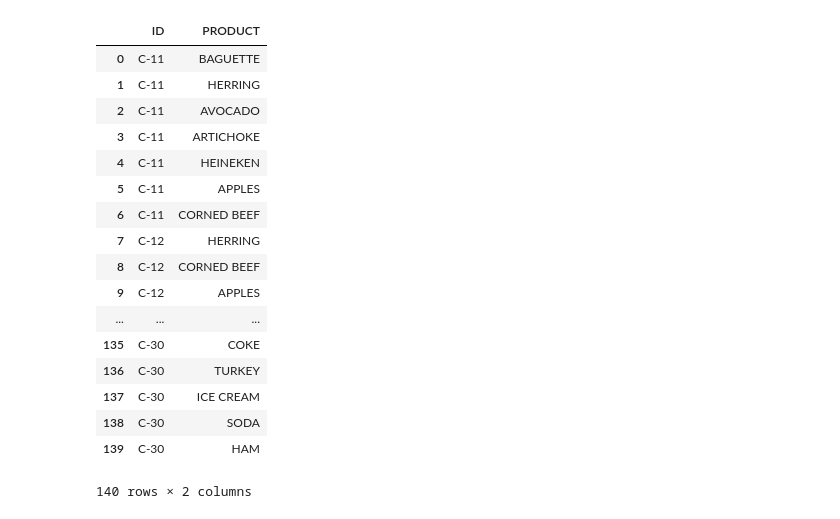
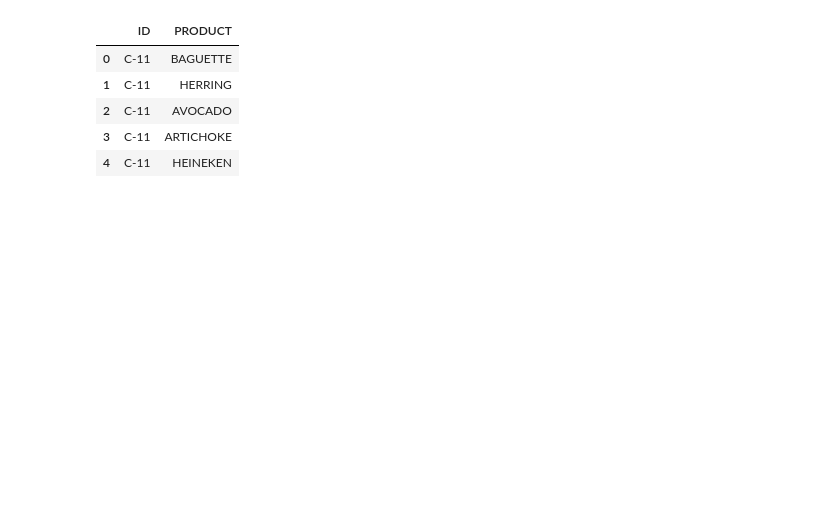
Before and after one commit to taekminKim/postech, a Jupyter notebook: Downloads/homework/과제 - 연관규칙 실습.ipynb, the cells around one changed output. Cells and saved outputs as stored; diff of their text form; code cells hidden in the pictures; blank space fills up the shorter version.

```diff
--- a/Downloads/homework/과제 - 연관규칙 실습.ipynb
+++ b/Downloads/homework/과제 - 연관규칙 실습.ipynb
@@ -5,24 +5,12 @@ from mlxtend.frequent_patterns import apriori
 from mlxtend.frequent_patterns import association_rules
 # %%
 #데이터 불러오기
-ds_hmeq = pd.read_csv("../../실습화일/상품구매.csv")
-ds_hmeq
+ds_hmeq = pd.read_csv("../../실습화일/상품구매.csv", encoding='euc-kr')
+ds_hmeq.head()
 # %% [output]
 |  | ID | PRODUCT |
 | 0 | C-11 | BAGUETTE |
 | 1 | C-11 | HERRING |
 | 2 | C-11 | AVOCADO |
 | 3 | C-11 | ARTICHOKE |
 | 4 | C-11 | HEINEKEN |
-| 5 | C-11 | APPLES |
-| 6 | C-11 | CORNED BEEF |
-| 7 | C-12 | HERRING |
-| 8 | C-12 | CORNED BEEF |
-| 9 | C-12 | APPLES |
-| ... | ... | ... |
-| 135 | C-30 | COKE |
-| 136 | C-30 | TURKEY |
-| 137 | C-30 | ICE CREAM |
-| 138 | C-30 | SODA |
-| 139 | C-30 | HAM |
-140 rows × 2 columns
```
Also changed, not shown: parts of 4 cells of this notebook, 8 other files.
